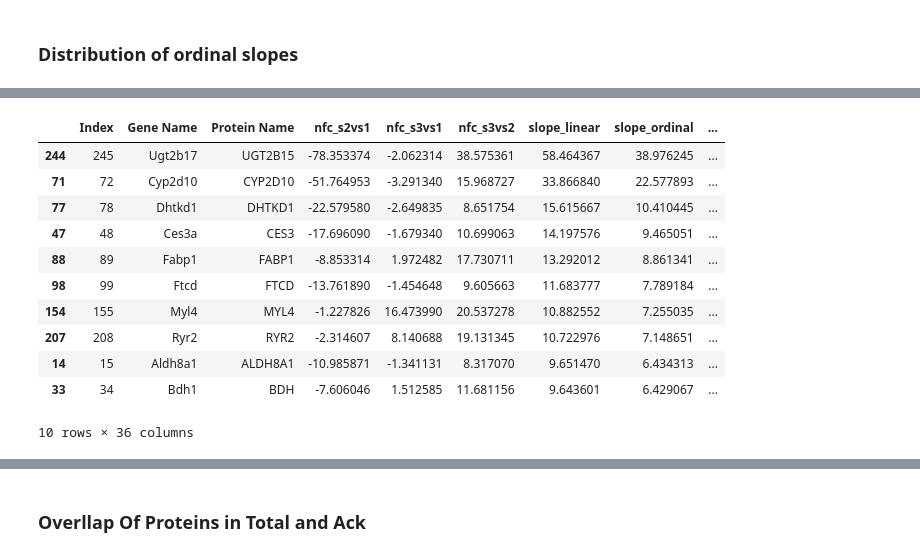
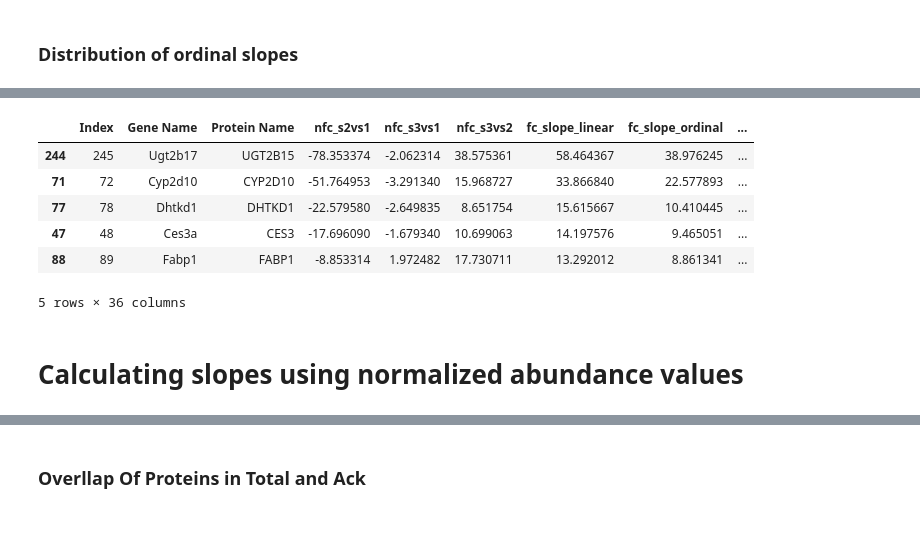
Before and after one commit to KyraGriffin/bmsip_internship_seta, a Jupyter notebook: protein_isolation.ipynb, the cells around one changed output, grey strips where cells are left out. Saved outputs shown, nothing was run; the diff lists cells and outputs as text; code cells hidden in the pictures; blank space fills up the shorter version.

```diff
--- a/protein_isolation.ipynb
+++ b/protein_isolation.ipynb
@@ -388,20 +391,20 @@ def get_coeff_ordinal(row, model=m):
 ack_temp = pd.DataFrame()
 total_temp = pd.DataFrame()
 
-ack_temp["slope_linear"] = nfc_plot_data_ack.apply(get_coeff_linear, axis=1)
-total_temp["slope_linear"] = nfc_plot_data_total.apply(get_coeff_linear, axis=1)
+ack_temp["fc_slope_linear"] = nfc_plot_data_ack.apply(get_coeff_linear, axis=1)
+total_temp["fc_slope_linear"] = nfc_plot_data_total.apply(get_coeff_linear, axis=1)
 
-ack_temp["slope_ordinal"] = nfc_plot_data_ack.apply(get_coeff_ordinal, axis=1)
-total_temp["slope_ordinal"] = nfc_plot_data_total.apply(get_coeff_ordinal, axis=1)
+ack_temp["fc_slope_ordinal"] = nfc_plot_data_ack.apply(get_coeff_ordinal, axis=1)
+total_temp["fc_slope_ordinal"] = nfc_plot_data_total.apply(get_coeff_ordinal, axis=1)
 
 print("Ack Data : \n\n", ack_temp.head(3))
 print("\nTotal Data : \n\n", total_temp.head(3))
 
-nfc_plot_data_ack['slope_linear'] = ack_temp["slope_linear"]
-nfc_plot_data_ack["slope_ordinal"] = ack_temp["slope_ordinal"]
+nfc_plot_data_ack['fc_slope_linear'] = ack_temp["fc_slope_linear"]
+nfc_plot_data_ack["fc_slope_ordinal"] = ack_temp["fc_slope_ordinal"]
 
-nfc_plot_data_total['slope_linear'] = total_temp["slope_linear"]
-nfc_plot_data_total['slope_ordinal'] = total_temp["slope_ordinal"]
+nfc_plot_data_total['fc_slope_linear'] = total_temp["fc_slope_linear"]
+nfc_plot_data_total['fc_slope_ordinal'] = total_temp["fc_slope_ordinal"]
 # %% [output]
 Ack Data :
 
@@ -486,6 +489,6 @@ proteomics_ack
 845 rows × 106 columns
 # %%
-proteomics_total.insert(6, nfc_plot_data_total['slope_linear'].name, nfc_plot_data_total['slope_linear'])
-proteomics_total.insert(7, nfc_plot_data_total['slope_ordinal'].name, nfc_plot_data_total['slope_ordinal'])
+proteomics_total.insert(6, nfc_plot_data_total['fc_slope_linear'].name, nfc_plot_data_total['fc_slope_linear'])
+proteomics_total.insert(7, nfc_plot_data_total['fc_slope_ordinal'].name, nfc_plot_data_total['fc_slope_ordinal'])
 proteomics_total
 # %% [output]
@@ -613,15 +606,12 @@ proteomics_total.sort_values('slope_ordinal', ascending=True).head(10)
 # %%
-proteomics_total.sort_values('slope_ordinal', ascending=False).head(10)
+proteomics_total.sort_values('fc_slope_ordinal', ascending=False).head(5)
 # %% [output]
-|  | Index | Gene Name | Protein Name | nfc_s2vs1 | nfc_s3vs1 | nfc_s3vs2 | slope_linear | slope_ordinal | ... |
+|  | Index | Gene Name | Protein Name | nfc_s2vs1 | nfc_s3vs1 | nfc_s3vs2 | fc_slope_linear | fc_slope_ordinal | ... |
 | 244 | 245 | Ugt2b17 | UGT2B15 | -78.353374 | -2.062314 | 38.575361 | 58.464367 | 38.976245 | ... |
 | 71 | 72 | Cyp2d10 | CYP2D10 | -51.764953 | -3.291340 | 15.968727 | 33.866840 | 22.577893 | ... |
 | 77 | 78 | Dhtkd1 | DHTKD1 | -22.579580 | -2.649835 | 8.651754 | 15.615667 | 10.410445 | ... |
 | 47 | 48 | Ces3a | CES3 | -17.696090 | -1.679340 | 10.699063 | 14.197576 | 9.465051 | ... |
 | 88 | 89 | Fabp1 | FABP1 | -8.853314 | 1.972482 | 17.730711 | 13.292012 | 8.861341 | ... |
-| 98 | 99 | Ftcd | FTCD | -13.761890 | -1.454648 | 9.605663 | 11.683777 | 7.789184 | ... |
-| 154 | 155 | Myl4 | MYL4 | -1.227826 | 16.473990 | 20.537278 | 10.882552 | 7.255035 | ... |
-| 207 | 208 | Ryr2 | RYR2 | -2.314607 | 8.140688 | 19.131345 | 10.722976 | 7.148651 | ... |
-| 14 | 15 | Aldh8a1 | ALDH8A1 | -10.985871 | -1.341131 | 8.317070 | 9.651470 | 6.434313 | ... |
-| 33 | 34 | Bdh1 | BDH | -7.606046 | 1.512585 | 11.681156 | 9.643601 | 6.429067 | ... |
-10 rows × 36 columns
+5 rows × 36 columns
+# %% [markdown]
+# Calculating slopes using normalized abundance values
```
Also changed, not shown: parts of 19 cells of this notebook.
